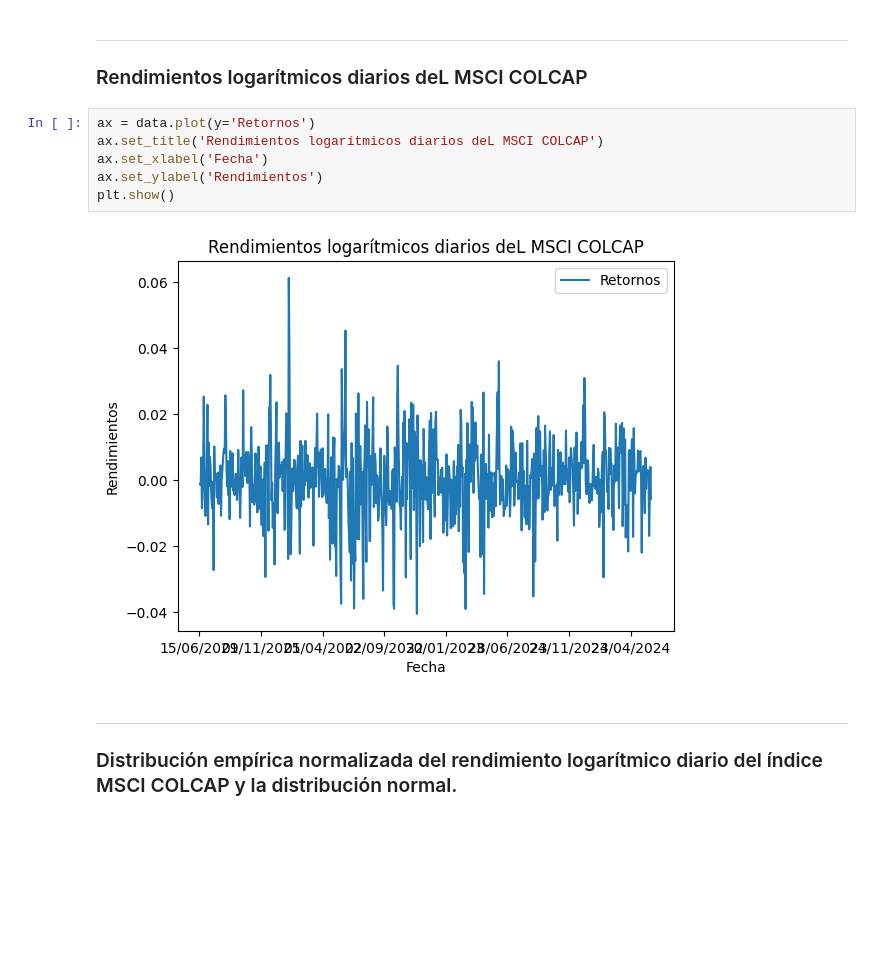
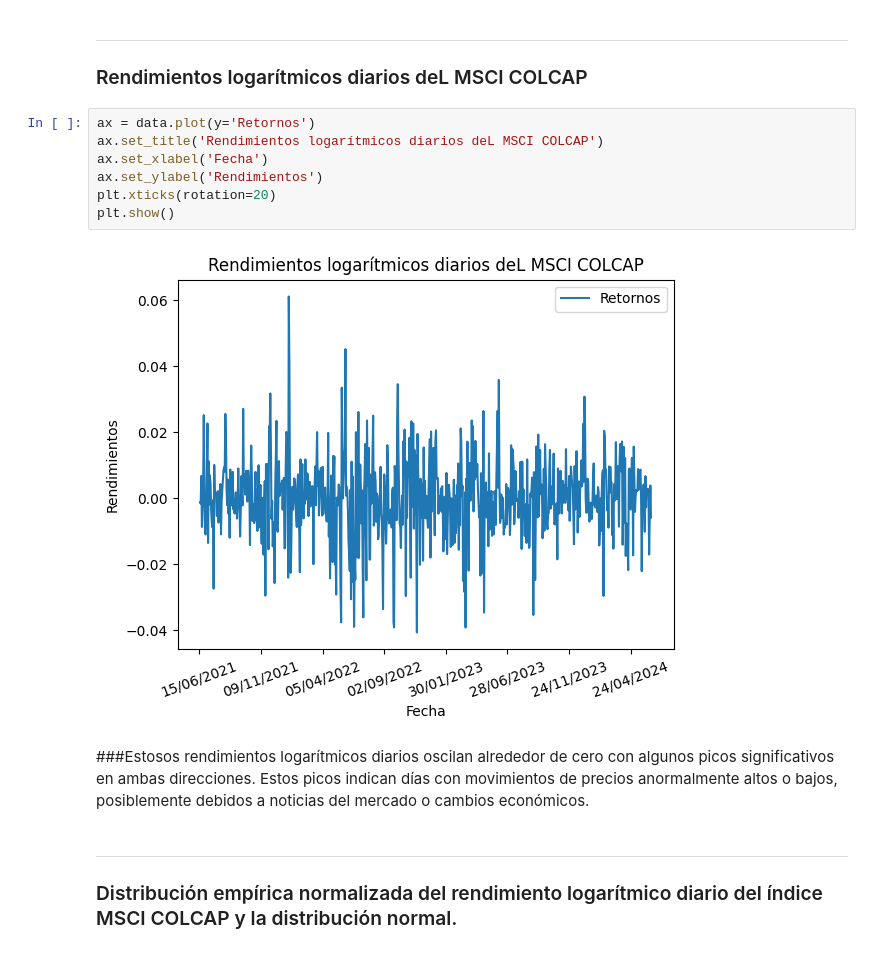
Before and after one commit to angiellanos/Merton_con_procesos_difusi-n_con_saltos, a Jupyter notebook: Modelos_de_Merton_con_saltos.ipynb, the cells around one changed output. Drawn from its saved outputs; the diff is of its cells as text; blank space fills up the shorter version.

```diff
--- a/Modelos_de_Merton_con_saltos.ipynb
+++ b/Modelos_de_Merton_con_saltos.ipynb
@@ -89,11 +96,14 @@ plt.show()
 # %%
 ax = data.plot(y='Retornos')
 ax.set_title('Rendimientos logarítmicos diarios deL MSCI COLCAP')
 ax.set_xlabel('Fecha')
 ax.set_ylabel('Rendimientos')
+plt.xticks(rotation=20)
 plt.show()
 # %% [output]
-[figure, old version]
+[figure, new version]
+# %% [markdown]
+###Estosos rendimientos logarítmicos diarios oscilan alrededor de cero con algunos picos significativos en ambas direcciones. Estos picos indican días con movimientos de precios anormalmente altos o bajos, posiblemente debidos a noticias del mercado o cambios económicos.
 # %% [markdown]
 
 
```
Also changed, not shown: parts of 6 cells of this notebook.
